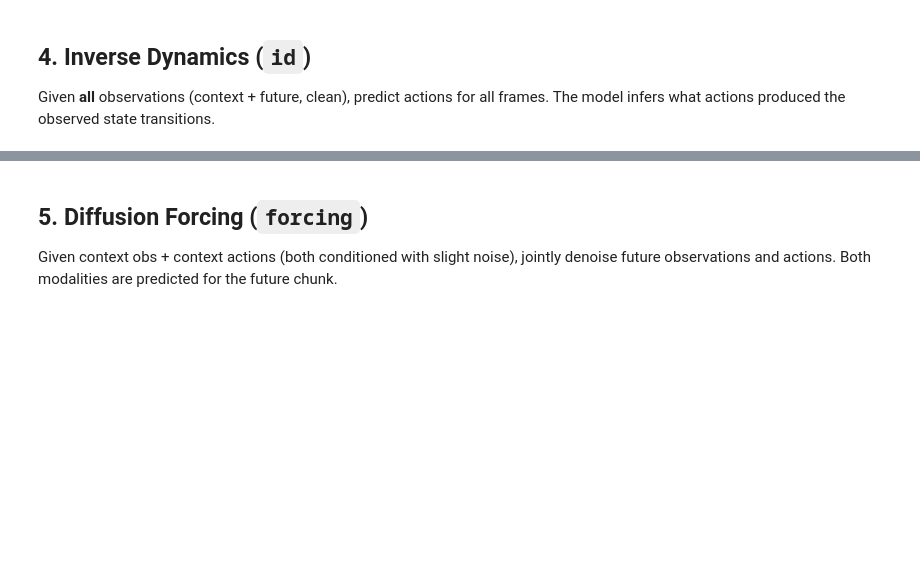
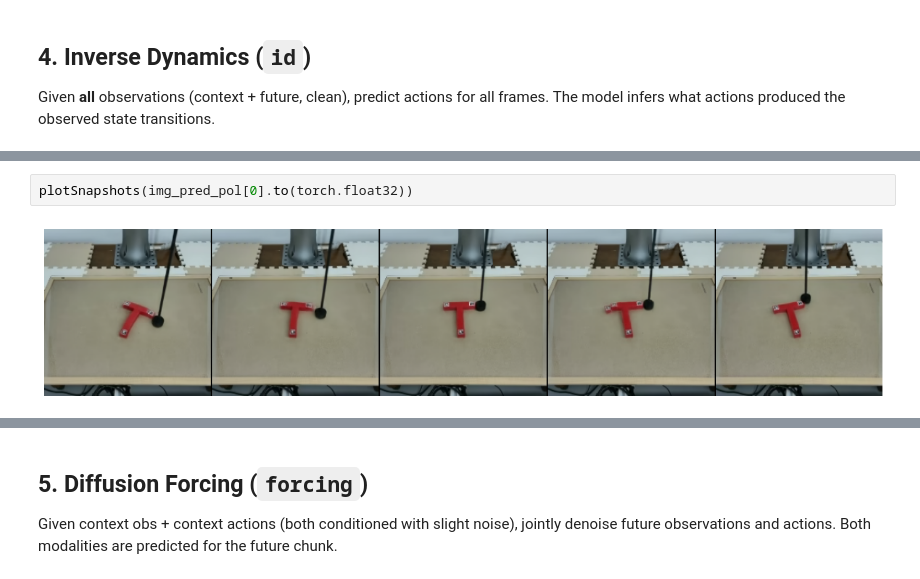
Before and after one commit to Rooholla-KhorramBakht/dreamerV4-UWM, a Jupyter notebook: notebooks/sampling.ipynb, the cells around one changed output, grey strips where cells are left out. Saved outputs shown, nothing was run; the diff lists cells and outputs as text; blank space fills up the shorter version.

```diff
--- a/notebooks/sampling.ipynb
+++ b/notebooks/sampling.ipynb
@@ -376,0 +243,4 @@ plt.show()
+# %%
+plotSnapshots(img_pred_pol[0].to(torch.float32))
+# %% [output]
+[figure, added]
```
Also changed, not shown: parts of 26 cells of this notebook, 4 other files.
